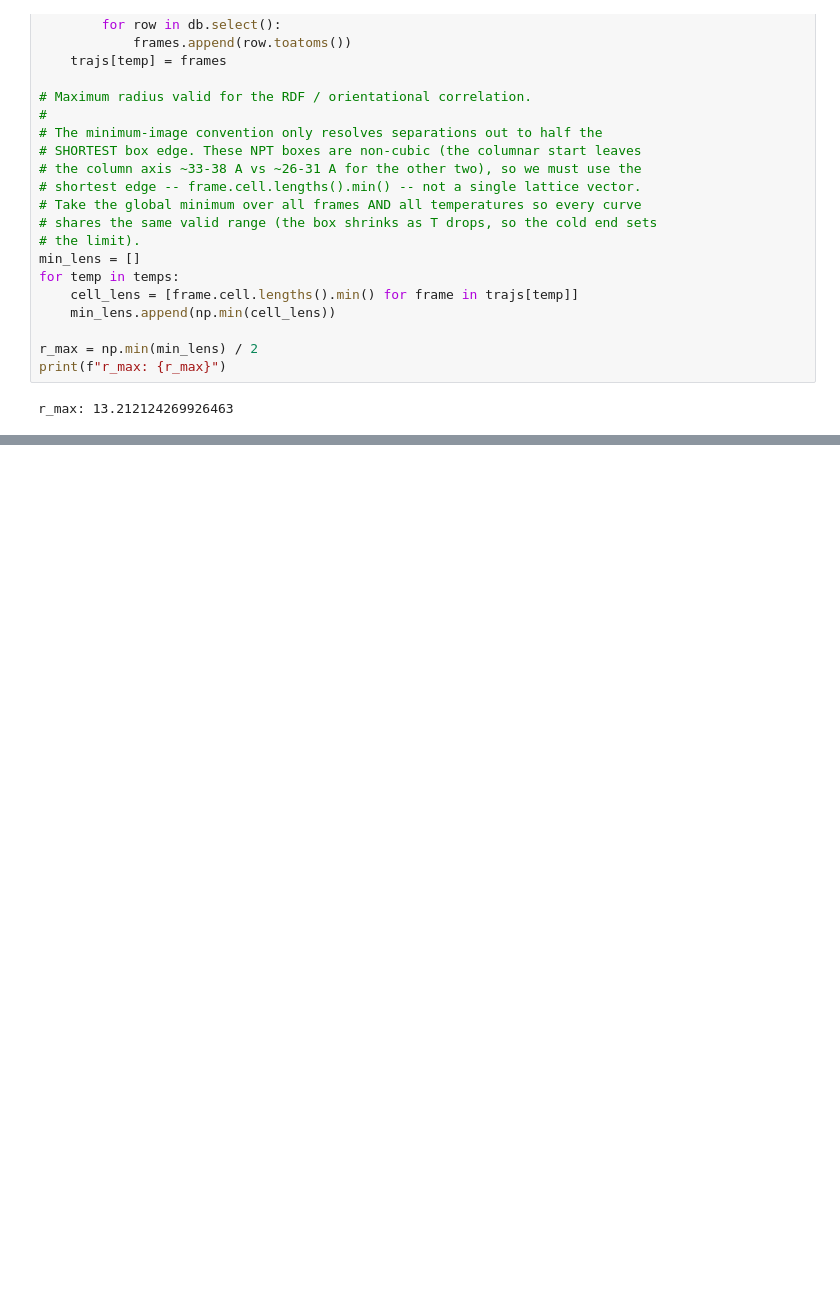
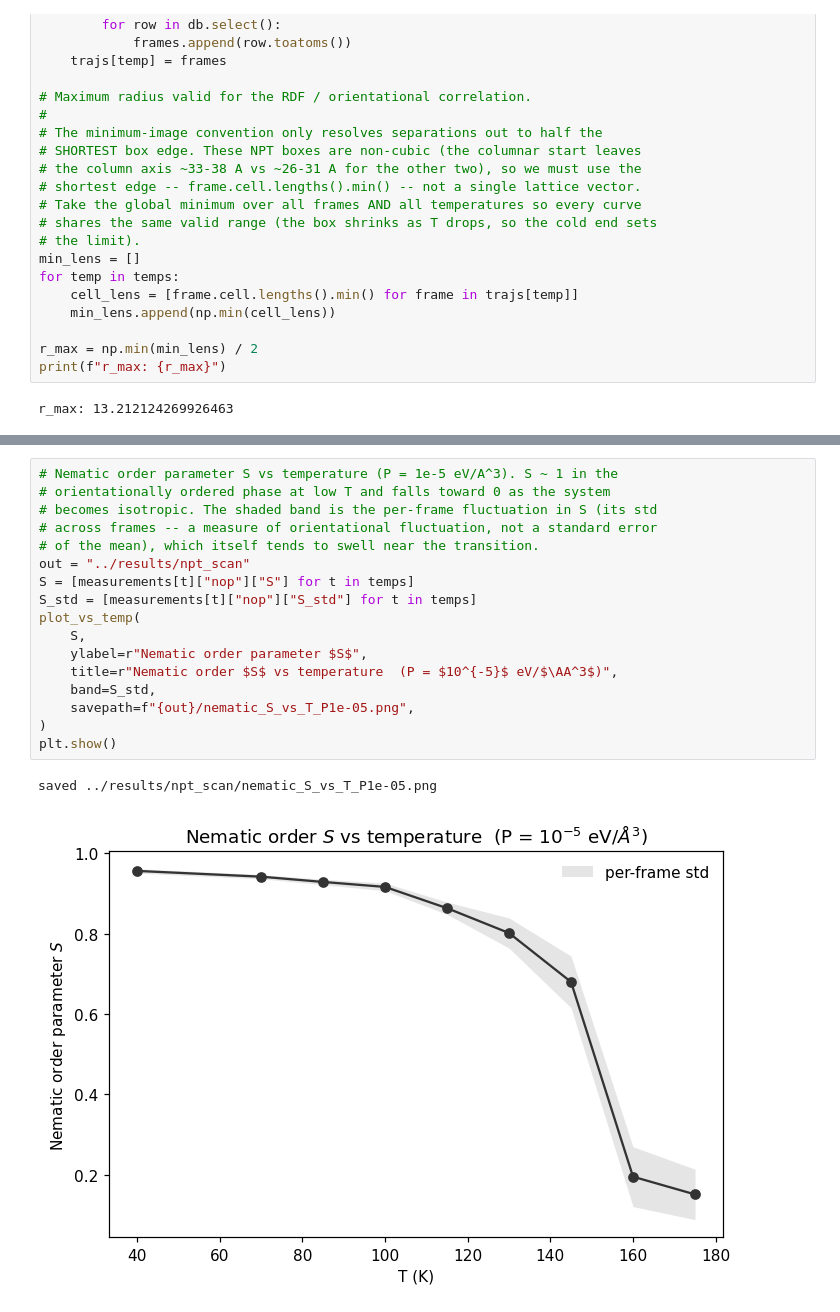
Before and after one commit to ortengren/as_mc, a Jupyter notebook: notebooks/plot_npt_scan.ipynb, the cells around one changed output, grey strips where cells are left out. Drawn from its saved outputs; the diff is of its cells as text; blank space fills up the shorter version.

```diff
--- a/notebooks/plot_npt_scan.ipynb
+++ b/notebooks/plot_npt_scan.ipynb
@@ -158,0 +320,20 @@ saved ../results/npt_scan/ocf_ridgeline_P1e-05.png
+# %%
+# Nematic order parameter S vs temperature (P = 1e-5 eV/A^3). S ~ 1 in the
+# orientationally ordered phase at low T and falls toward 0 as the system
+# becomes isotropic. The shaded band is the per-frame fluctuation in S (its std
+# across frames -- a measure of orientational fluctuation, not a standard error
+# of the mean), which itself tends to swell near the transition.
+out = "../results/npt_scan"
+S = [measurements[t]["nop"]["S"] for t in temps]
+S_std = [measurements[t]["nop"]["S_std"] for t in temps]
+plot_vs_temp(
+    S,
+    ylabel=r"Nematic order parameter $S$",
+    title=r"Nematic order $S$ vs temperature  (P = $10^{-5}$ eV/$\AA^3$)",
+    band=S_std,
+    savepath=f"{out}/nematic_S_vs_T_P1e-05.png",
+)
+plt.show()
+# %% [output]
+saved ../results/npt_scan/nematic_S_vs_T_P1e-05.png
+[figure, added]
```
Also changed, not shown: parts of 8 cells of this notebook, 6 other files.
